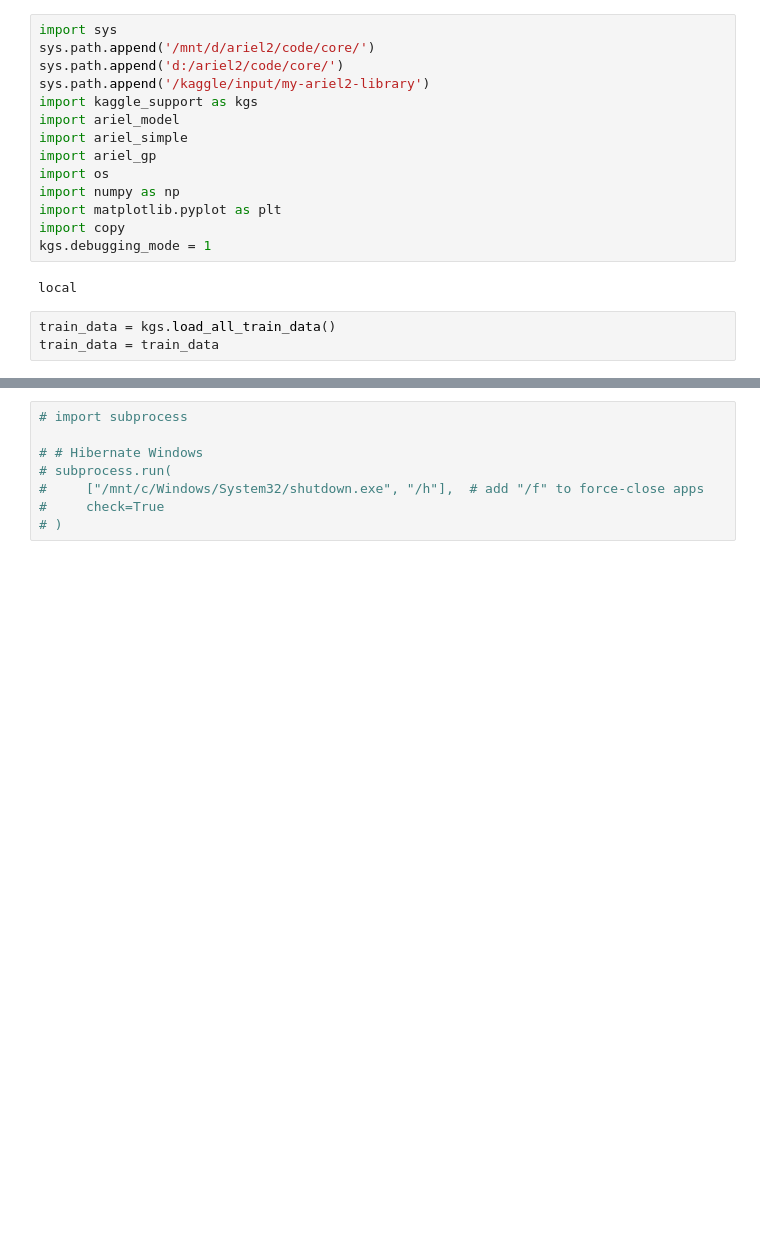
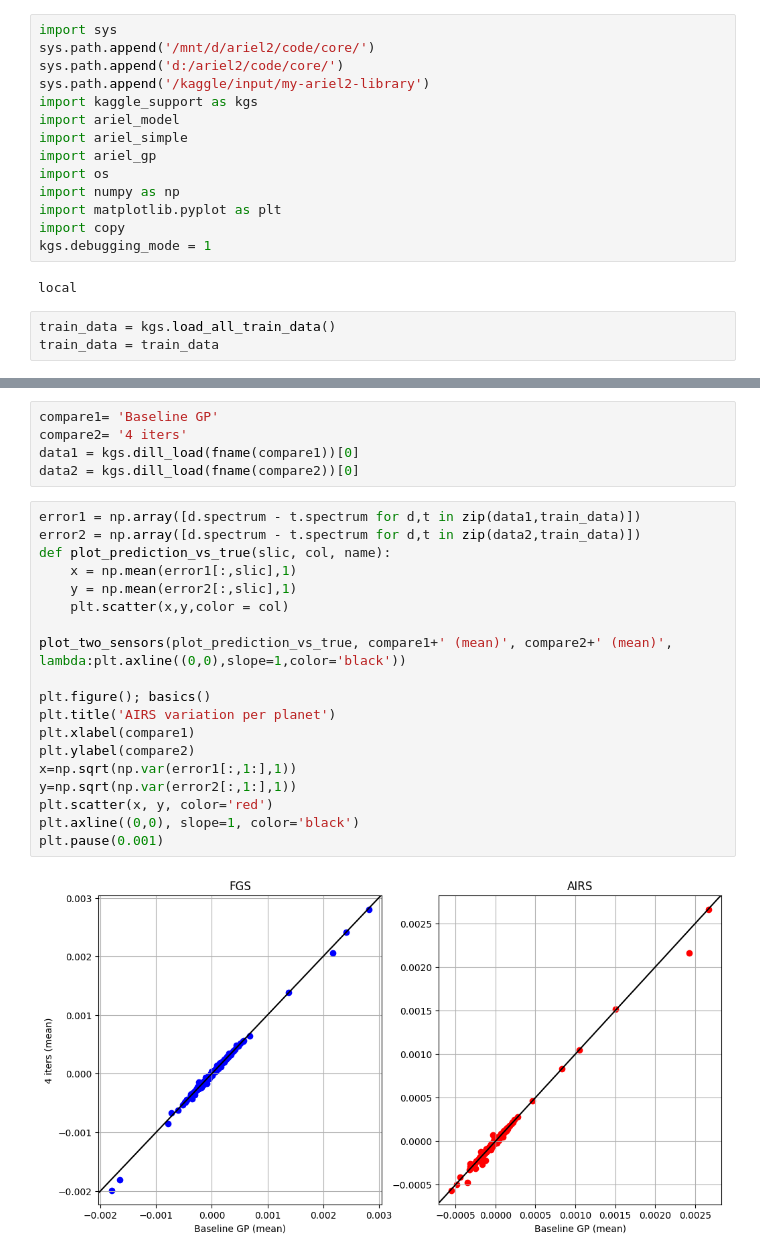
Before and after one commit to jcottaar/ariel2, a Jupyter notebook: evaluate_model.ipynb, the cells around one changed output, grey strips where cells are left out. Drawn from its saved outputs; the diff is of its cells as text; blank space fills up the shorter version.

```diff
--- a/evaluate_model.ipynb
+++ b/evaluate_model.ipynb
@@ -150,8 +221,26 @@ AIRS variation
 # %%
-# import subprocess
-
-# # Hibernate Windows
-# subprocess.run(
-#     ["/mnt/c/Windows/System32/shutdown.exe", "/h"],  # add "/f" to force-close apps
-#     check=True
-# )
+compare1= 'Baseline GP'
+compare2= '4 iters'
+data1 = kgs.dill_load(fname(compare1))[0]
+data2 = kgs.dill_load(fname(compare2))[0]
+# %%
+error1 = np.array([d.spectrum - t.spectrum for d,t in zip(data1,train_data)])
+error2 = np.array([d.spectrum - t.spectrum for d,t in zip(data2,train_data)])
+def plot_prediction_vs_true(slic, col, name):
+    x = np.mean(error1[:,slic],1)
+    y = np.mean(error2[:,slic],1)
+    plt.scatter(x,y,color = col)
+
+plot_two_sensors(plot_prediction_vs_true, compare1+' (mean)', compare2+' (mean)', lambda:plt.axline((0,0),slope=1,color='black'))
+
+plt.figure(); basics()
+plt.title('AIRS variation per planet')
+plt.xlabel(compare1)
+plt.ylabel(compare2)
+x=np.sqrt(np.var(error1[:,1:],1))
+y=np.sqrt(np.var(error2[:,1:],1))
+plt.scatter(x, y, color='red')
+plt.axline((0,0), slope=1, color='black')
+plt.pause(0.001)
+# %% [output]
+[figure, added]
```
Also changed, not shown: parts of 4 cells of this notebook, 12 other files.
